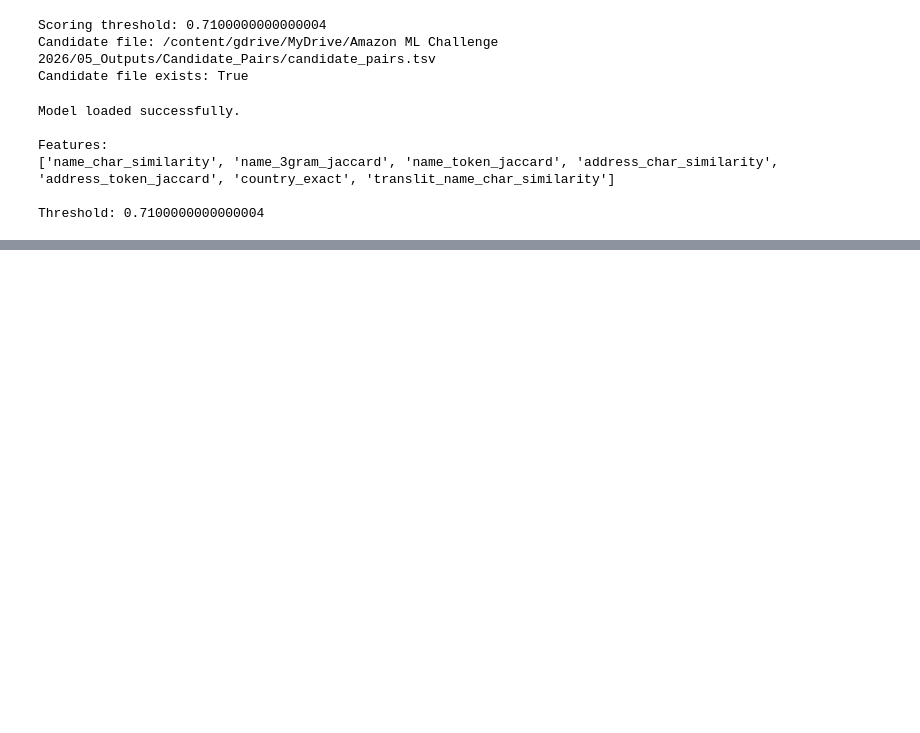
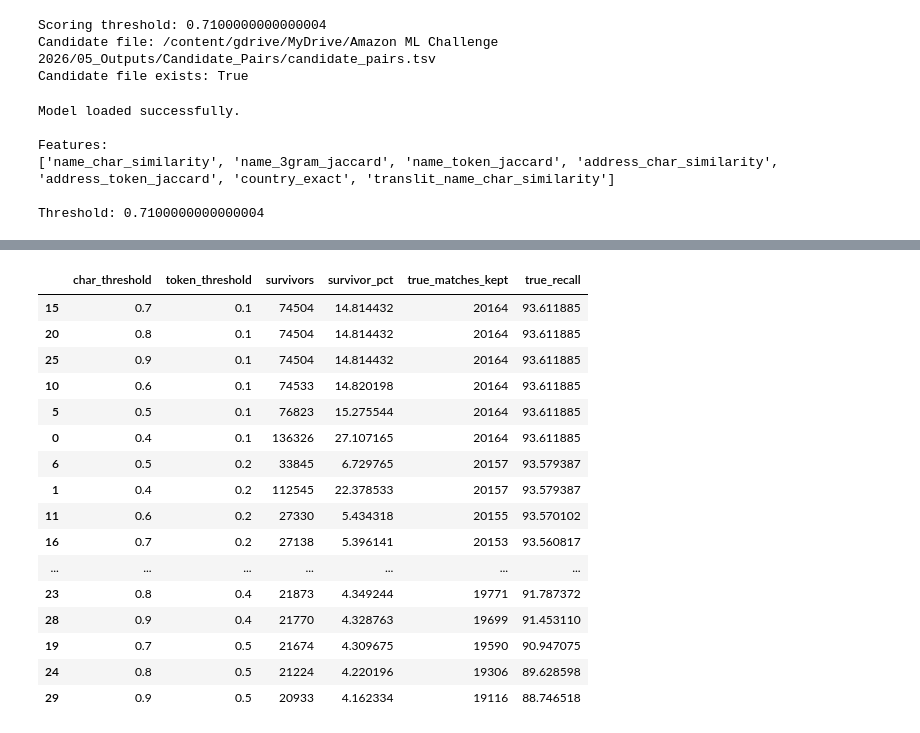
Before and after one commit to kartik815/Amazon-ML-Challenge-2026, a Jupyter notebook: notebooks/07_Candidate_Scoring.ipynb, the cells around one changed output, grey strips where cells are left out. Drawn from its saved outputs; the diff is of its cells as text; code cells hidden in the pictures; blank space fills up the shorter version.

```diff
--- a/notebooks/07_Candidate_Scoring.ipynb
+++ b/notebooks/07_Candidate_Scoring.ipynb
@@ -1490,0 +2128,96 @@ else:
+# %%
+filter_results = []
+
+for char_t in [
+    0.40,
+    0.50,
+    0.60,
+    0.70,
+    0.80,
+    0.90
+]:
+
+    for token_t in [
+        0.10,
+        0.20,
+        0.30,
+        0.40,
+        0.50
+    ]:
+
+        keep = (
+            (
+                eval_candidates[
+                    "address_char_similarity"
+                ] >= char_t
+            )
+            |
+            (
+                eval_candidates[
+                    "address_token_jaccard"
+                ] >= token_t
+            )
+        )
+
+        total_survivors = int(
+            keep.sum()
+        )
+
+        true_total = int(
+            eval_candidates["is_true"].sum()
+        )
+
+        true_survivors = int(
+            (
+                keep
+                &
+                eval_candidates["is_true"]
+            ).sum()
+        )
+
+        recall = (
+            true_survivors / true_total
+            if true_total > 0
+            else 0
+        )
+
+        filter_results.append({
+            "char_threshold": char_t,
+            "token_threshold": token_t,
+            "survivors": total_survivors,
+            "survivor_pct":
+                100 * total_survivors / len(eval_candidates),
+            "true_matches_kept":
+                true_survivors,
+            "true_recall":
+                recall * 100
+        })
+
+address_filter_results = pd.DataFrame(
+    filter_results
+)
+
+display(
+    address_filter_results.sort_values(
+        ["true_recall", "survivor_pct"],
+        ascending=[False, True]
+    )
+)
+# %% [output]
+|  | char_threshold | token_threshold | survivors | survivor_pct | true_matches_kept | true_recall |
+| 15 | 0.7 | 0.1 | 74504 | 14.814432 | 20164 | 93.611885 |
+| 20 | 0.8 | 0.1 | 74504 | 14.814432 | 20164 | 93.611885 |
+| 25 | 0.9 | 0.1 | 74504 | 14.814432 | 20164 | 93.611885 |
+| 10 | 0.6 | 0.1 | 74533 | 14.820198 | 20164 | 93.611885 |
+| 5 | 0.5 | 0.1 | 76823 | 15.275544 | 20164 | 93.611885 |
+| 0 | 0.4 | 0.1 | 136326 | 27.107165 | 20164 | 93.611885 |
+| 6 | 0.5 | 0.2 | 33845 | 6.729765 | 20157 | 93.579387 |
+| 1 | 0.4 | 0.2 | 112545 | 22.378533 | 20157 | 93.579387 |
+| 11 | 0.6 | 0.2 | 27330 | 5.434318 | 20155 | 93.570102 |
+| 16 | 0.7 | 0.2 | 27138 | 5.396141 | 20153 | 93.560817 |
+| ... | ... | ... | ... | ... | ... | ... |
+| 23 | 0.8 | 0.4 | 21873 | 4.349244 | 19771 | 91.787372 |
+| 28 | 0.9 | 0.4 | 21770 | 4.328763 | 19699 | 91.453110 |
+| 19 | 0.7 | 0.5 | 21674 | 4.309675 | 19590 | 90.947075 |
+| 24 | 0.8 | 0.5 | 21224 | 4.220196 | 19306 | 89.628598 |
+| 29 | 0.9 | 0.5 | 20933 | 4.162334 | 19116 | 88.746518 |
```
Also changed, not shown: parts of 12 cells of this notebook.
